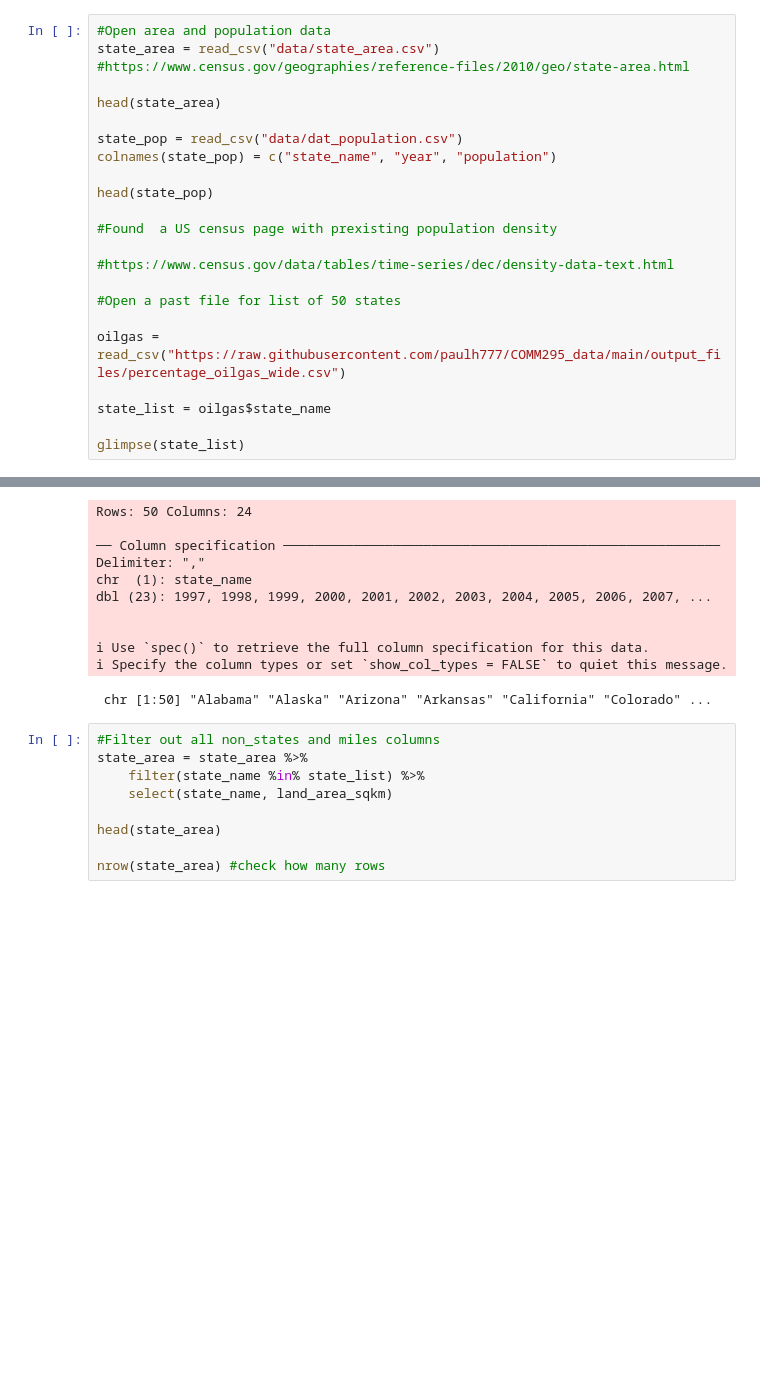
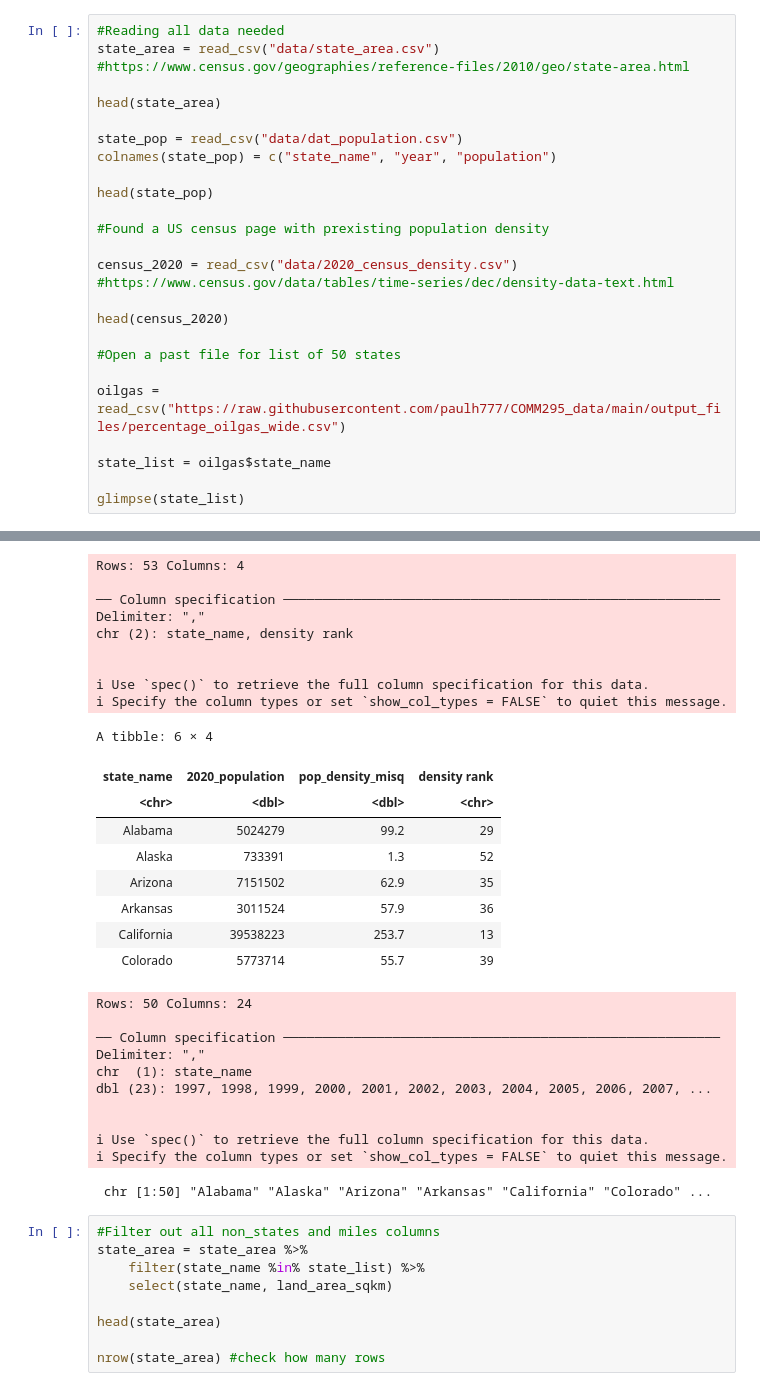
Before and after one commit to paulh777/COMM295_data, a Jupyter notebook: state_pop_density.ipynb, the cells around one changed output, grey strips where cells are left out. Drawn from its saved outputs; the diff is of its cells as text; blank space fills up the shorter version.

```diff
--- a/state_pop_density.ipynb
+++ b/state_pop_density.ipynb
@@ -16,5 +3,5 @@ Warning message in system("timedatectl", intern = TRUE):
 # %%
-#Open area and population data
+#Reading all data needed
 state_area = read_csv("data/state_area.csv") #https://www.census.gov/geographies/reference-files/2010/geo/state-area.html
 
 head(state_area)
@@ -24,9 +11,11 @@ colnames(state_pop) = c("state_name", "year", "population")
 
 head(state_pop)
 
-#Found  a US census page with prexisting population density
+#Found a US census page with prexisting population density
 
-#https://www.census.gov/data/tables/time-series/dec/density-data-text.html
+census_2020 = read_csv("data/2020_census_density.csv") #https://www.census.gov/data/tables/time-series/dec/density-data-text.html
+
+head(census_2020)
 
 #Open a past file for list of 50 states
 
@@ -54,37 +43,55 @@ A tibble: 6 × 17
 | Alabama | 52420 | 135767 | 50645 | 131171 | 1775 | ... |
 | Alaska | 665384 | 1723337 | 570641 | 1477953 | 94743 | ... |
 | Arizona | 113990 | 295234 | 113594 | 294207 | 396 | ... |
 | Arkansas | 53179 | 137732 | 52035 | 134771 | 1143 | ... |
 Rows: 1150 Columns: 3
 
 ── Column specification ────────────────────────────────────────────────────────
 Delimiter: ","
 chr (1): State
 dbl (2): Year, Population
 
 
 ℹ Use `spec()` to retrieve the full column specification for this data.
 ℹ Specify the column types or set `show_col_types = FALSE` to quiet this message.
 A tibble: 6 × 3
 | state_name | year | population |
 | <chr> | <dbl> | <dbl> |
 | Alabama | 1997 | 4.368078 |
 | Alabama | 1998 | 4.405941 |
 | Alabama | 1999 | 4.429410 |
 | Alabama | 2000 | 4.452441 |
 | Alabama | 2001 | 4.467493 |
 | Alabama | 2002 | 4.475728 |
-Rows: 50 Columns: 24
+Rows: 53 Columns: 4
 
 ── Column specification ────────────────────────────────────────────────────────
 Delimiter: ","
-chr  (1): state_name
-dbl (23): 1997, 1998, 1999, 2000, 2001, 2002, 2003, 2004, 2005, 2006, 2007, ...
+chr (2): state_name, density rank
 
 
 ℹ Use `spec()` to retrieve the full column specification for this data.
 ℹ Specify the column types or set `show_col_types = FALSE` to quiet this message.
- chr [1:50] "Alabama" "Alaska" "Arizona" "Arkansas" "California" "Colorado" ...
+A tibble: 6 × 4
+| state_name | 2020_population | pop_density_misq | density rank |
+| <chr> | <dbl> | <dbl> | <chr> |
+| Alabama | 5024279 | 99.2 | 29 |
+| Alaska | 733391 | 1.3 | 52 |
+| Arizona | 7151502 | 62.9 | 35 |
+| Arkansas | 3011524 | 57.9 | 36 |
+| California | 39538223 | 253.7 | 13 |
+| Colorado | 5773714 | 55.7 | 39 |
+Rows: 50 Columns: 24
+
+── Column specification ────────────────────────────────────────────────────────
+Delimiter: ","
+chr  (1): state_name
+dbl (23): 1997, 1998, 1999, 2000, 2001, 2002, 2003, 2004, 2005, 2006, 2007, ...
+
+
+ℹ Use `spec()` to retrieve the full column specification for this data.
+ℹ Specify the column types or set `show_col_types = FALSE` to quiet this message.
+ chr [1:50] "Alabama" "Alaska" "Arizona" "Arkansas" "California" "Colorado" ...
 # %%
 #Filter out all non_states and miles columns
 state_area = state_area %>%
```
Also changed, not shown: parts of 7 cells of this notebook, 3 other files.
